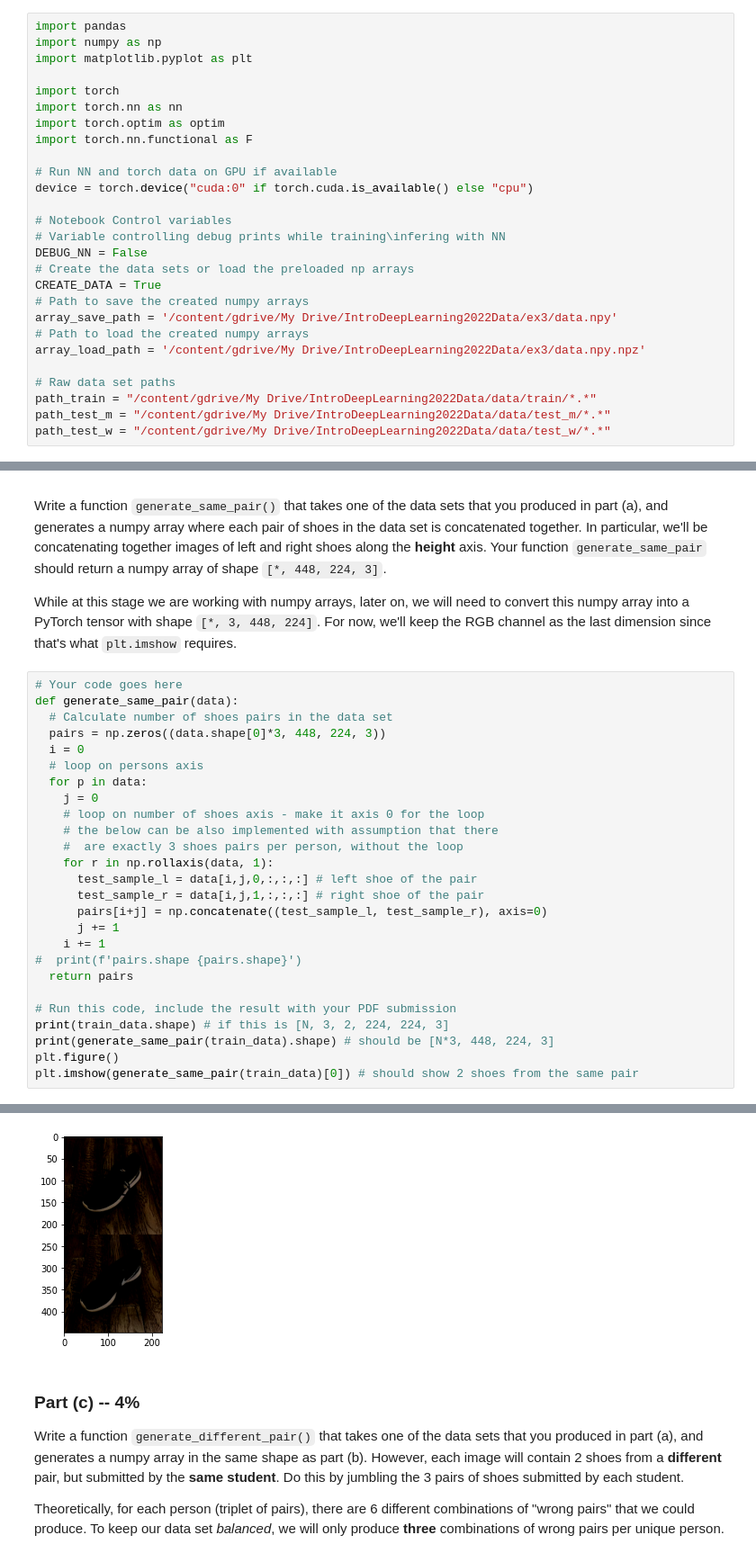
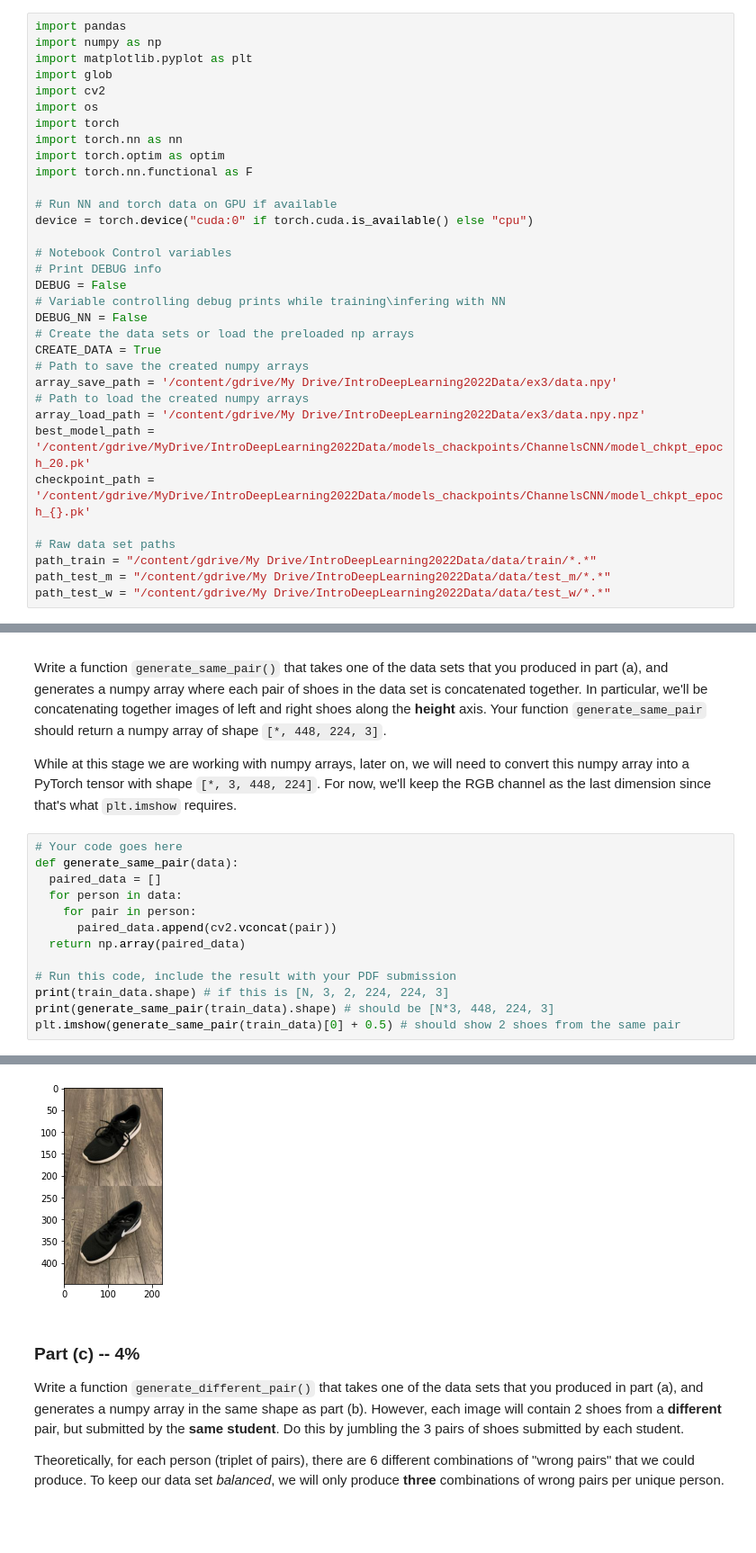
Before and after one commit to alexfok/IntroDeepLearning2022, a Jupyter notebook: Assignment3_work.ipynb, the cells around one changed output, grey strips where cells are left out. Shown at 90% size. Saved outputs shown, nothing was run; the diff lists cells and outputs as text; blank space fills up the shorter version.

```diff
--- a/Assignment3_work.ipynb
+++ b/Assignment3_work.ipynb
@@ -25,7 +25,9 @@ functions and adding/removing helper functions. However, please make sure that w
 import pandas
 import numpy as np
 import matplotlib.pyplot as plt
-
+import glob
+import cv2
+import os
 import torch
 import torch.nn as nn
 import torch.optim as optim
@@ -35,6 +37,8 @@ import torch.nn.functional as F
 device = torch.device("cuda:0" if torch.cuda.is_available() else "cpu")
 
 # Notebook Control variables
+# Print DEBUG info
+DEBUG = False
 # Variable controlling debug prints while training\infering with NN
 DEBUG_NN = False
 # Create the data sets or load the preloaded np arrays
@@ -43,6 +47,8 @@ CREATE_DATA = True
 array_save_path = '/content/gdrive/My Drive/IntroDeepLearning2022Data/ex3/data.npy'
 # Path to load the created numpy arrays
 array_load_path = '/content/gdrive/My Drive/IntroDeepLearning2022Data/ex3/data.npy.npz'
+best_model_path = '/content/gdrive/MyDrive/IntroDeepLearning2022Data/models_chackpoints/ChannelsCNN/model_chkpt_epoch_20.pk'
+checkpoint_path = '/content/gdrive/MyDrive/IntroDeepLearning2022Data/models_chackpoints/ChannelsCNN/model_chkpt_epoch_{}.pk'
 
 # Raw data set paths
 path_train = "/content/gdrive/My Drive/IntroDeepLearning2022Data/data/train/*.*"
@@ -267,29 +279,16 @@ that's what `plt.imshow` requires.
 # %%
 # Your code goes here
 def generate_same_pair(data):
-  # Calculate number of shoes pairs in the data set
-  pairs = np.zeros((data.shape[0]*3, 448, 224, 3))
-  i = 0
-  # loop on persons axis
-  for p in data:
-    j = 0
-    # loop on number of shoes axis - make it axis 0 for the loop
-    # the below can be also implemented with assumption that there
-    #  are exactly 3 shoes pairs per person, without the loop
-    for r in np.rollaxis(data, 1):
-      test_sample_l = data[i,j,0,:,:,:] # left shoe of the pair
-      test_sample_r = data[i,j,1,:,:,:] # right shoe of the pair
-      pairs[i+j] = np.concatenate((test_sample_l, test_sample_r), axis=0)
-      j += 1
-    i += 1
-#  print(f'pairs.shape {pairs.shape}')
-  return pairs
+  paired_data = []
+  for person in data:
+    for pair in person:
+      paired_data.append(cv2.vconcat(pair))
+  return np.array(paired_data)
 
 # Run this code, include the result with your PDF submission
 print(train_data.shape) # if this is [N, 3, 2, 224, 224, 3]
 print(generate_same_pair(train_data).shape) # should be [N*3, 448, 224, 3]
-plt.figure()
-plt.imshow(generate_same_pair(train_data)[0]) # should show 2 shoes from the same pair
+plt.imshow(generate_same_pair(train_data)[0] + 0.5) # should show 2 shoes from the same pair
 # %% [output]
 (113, 3, 2, 224, 224, 3)
 (339, 448, 224, 3)
@@ -298,4 +296,4 @@ WARNING:matplotlib.image:Clipping input data to the valid range for imshow with
-[figure, old version]
+[figure, new version]
 # %% [markdown]
 ### Part (c) -- 4%
 
```
Also changed, not shown: parts of 37 cells of this notebook.
